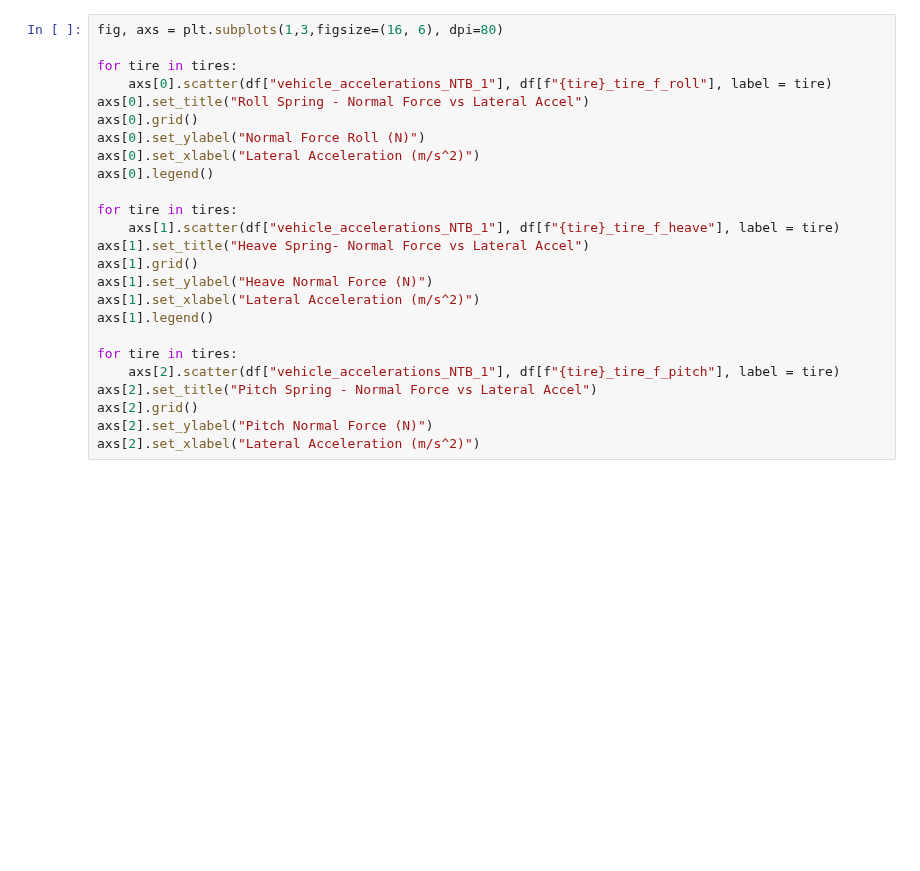
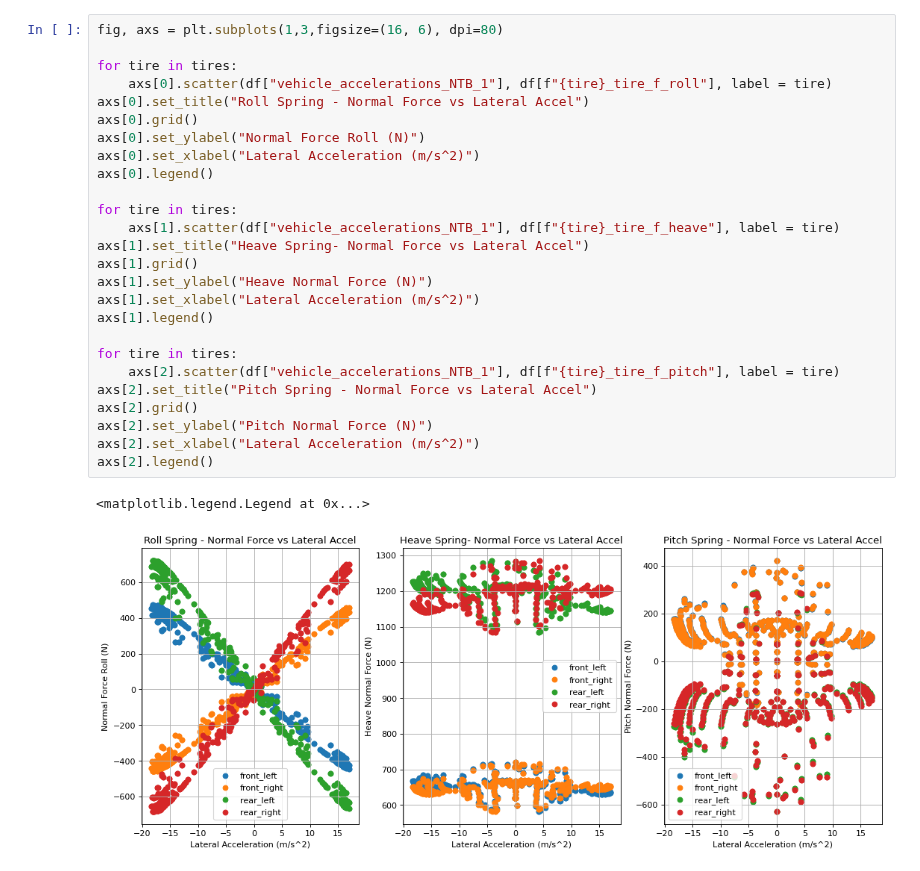
Before and after one commit to LonghornRacingElectric/magic_moment_method, a Jupyter notebook: analysis/MMM_plotter.ipynb, the cells around one changed output. Saved outputs shown, nothing was run; the diff lists cells and outputs as text; blank space fills up the shorter version.

```diff
--- a/analysis/MMM_plotter.ipynb
+++ b/analysis/MMM_plotter.ipynb
@@ -99,26 +123,30 @@ axs[2].grid()
 # %%
 fig, axs = plt.subplots(1,3,figsize=(16, 6), dpi=80)
 
 for tire in tires:
     axs[0].scatter(df["vehicle_accelerations_NTB_1"], df[f"{tire}_tire_f_roll"], label = tire)
 axs[0].set_title("Roll Spring - Normal Force vs Lateral Accel")
 axs[0].grid()
 axs[0].set_ylabel("Normal Force Roll (N)")
 axs[0].set_xlabel("Lateral Acceleration (m/s^2)")
 axs[0].legend()
 
 for tire in tires:
     axs[1].scatter(df["vehicle_accelerations_NTB_1"], df[f"{tire}_tire_f_heave"], label = tire)
 axs[1].set_title("Heave Spring- Normal Force vs Lateral Accel")
 axs[1].grid()
 axs[1].set_ylabel("Heave Normal Force (N)")
 axs[1].set_xlabel("Lateral Acceleration (m/s^2)")
 axs[1].legend()
 
 for tire in tires:
     axs[2].scatter(df["vehicle_accelerations_NTB_1"], df[f"{tire}_tire_f_pitch"], label = tire)
 axs[2].set_title("Pitch Spring - Normal Force vs Lateral Accel")
 axs[2].grid()
 axs[2].set_ylabel("Pitch Normal Force (N)")
 axs[2].set_xlabel("Lateral Acceleration (m/s^2)")
+axs[2].legend()
+# %% [output]
+<matplotlib.legend.Legend at 0x...>
+[figure, added]
 # %%
```
Also changed, not shown: parts of 22 cells of this notebook, 15 other files.
